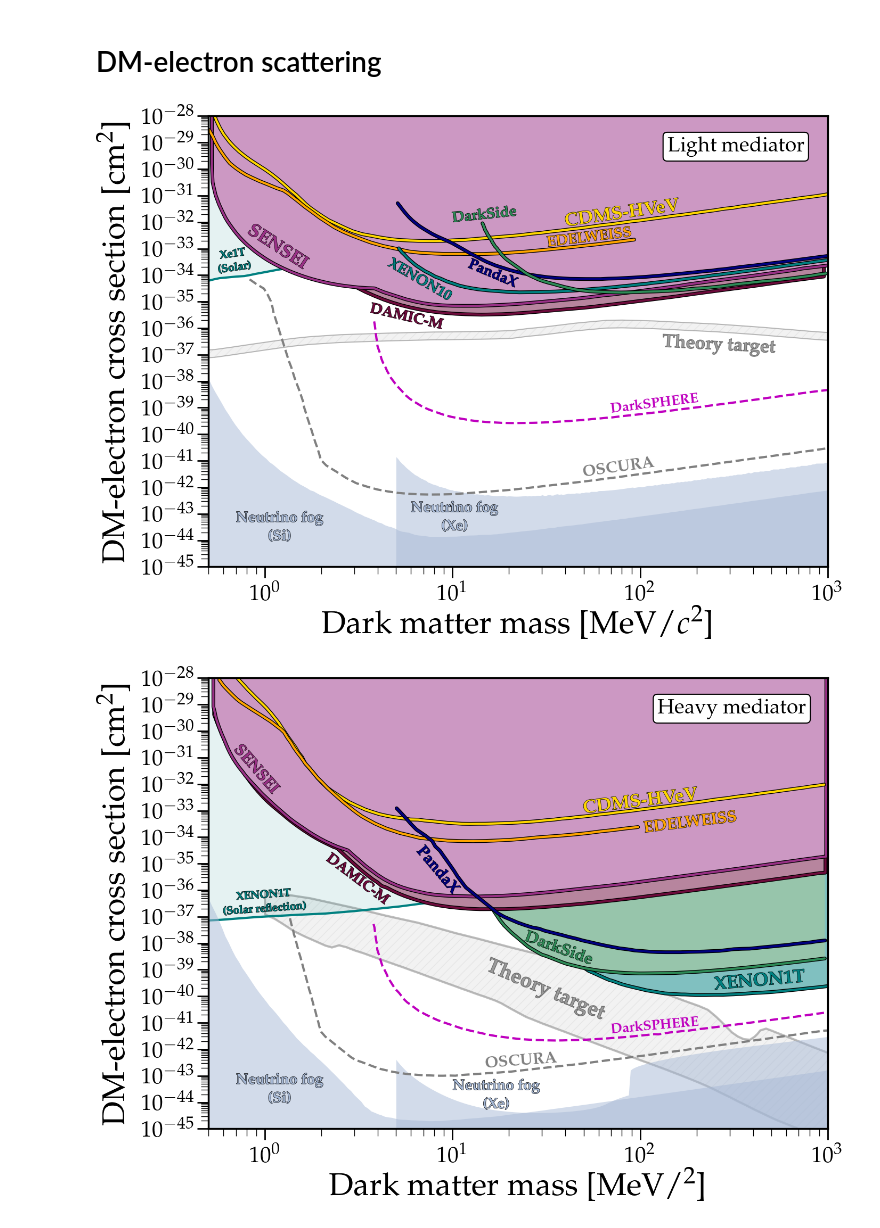
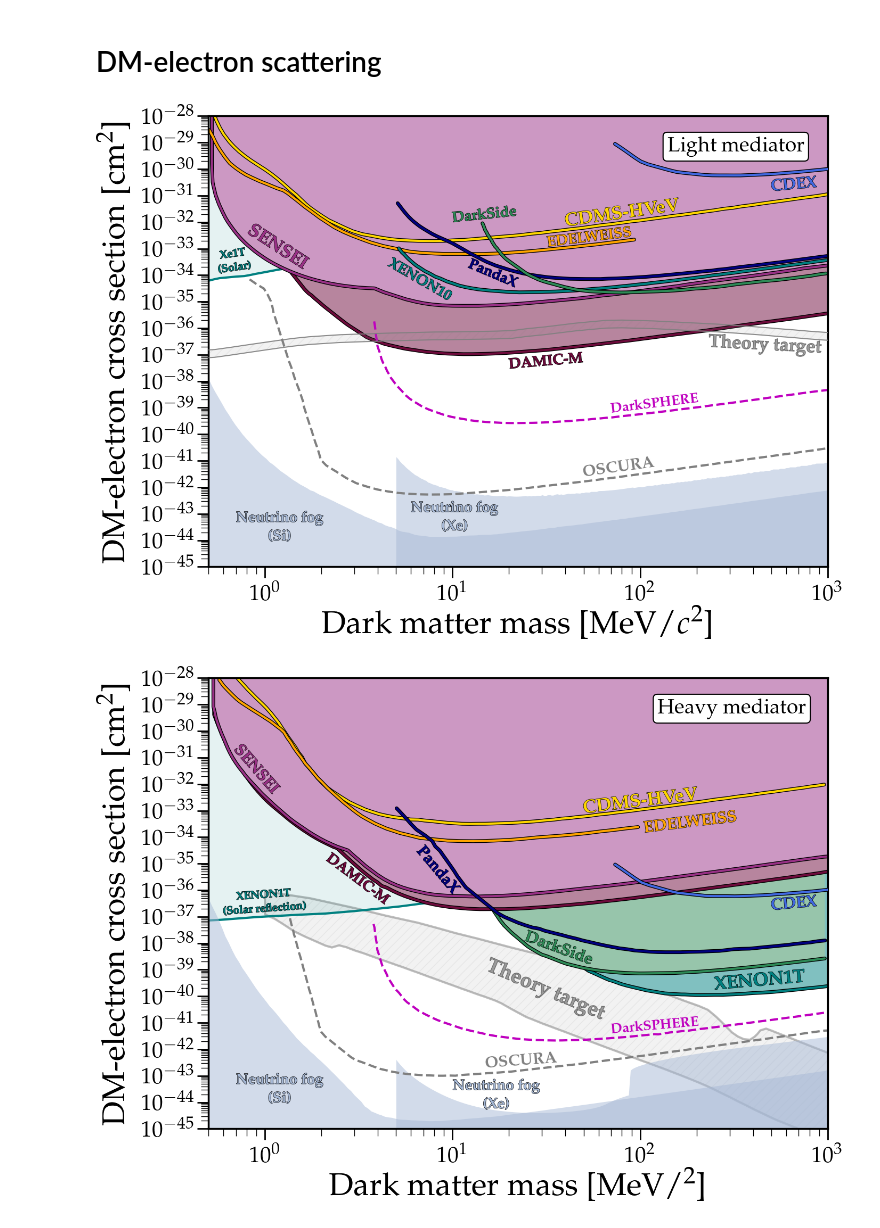
Before and after one commit to cajohare/DirectDetectionPlots, a Jupyter notebook: notebooks/DM-Electron.ipynb, the cells around one changed output. Drawn from its saved outputs; the diff is of its cells as text; code cells hidden in the pictures.

Commit message:
new DAMIC-M and XENONnT limits

```diff
--- a/notebooks/DM-Electron.ipynb
+++ b/notebooks/DM-Electron.ipynb
@@ -15,10 +15,11 @@ fpath = '../data/limits/Electron/LightMediator/'
 
 
 # Plot limits
+PlotBound(ax,fpath+'CDEX.txt',label=r'{\bf CDEX}',label_pos=[500,0.15e-30],edgecolor='royalblue',facealpha=0,textcolor='royalblue',rotation=5,zorder=10,fontsize=22)
 PlotBound(ax,fpath+'DarkSide-50.txt',label=r'{\bf DarkSide}',label_pos=[10,1.e-32],edgecolor='seagreen',facealpha=0,textcolor='seagreen',rotation=6,zorder=2,fontsize=20)
 PlotBound(ax,fpath+'CDMS-HVeV.txt',label=r'{\bf CDMS-HVeV}',label_pos=[40,0.7e-32],edgecolor='gold',facecolor=col_alpha('#993186',0.5),textcolor='gold',rotation=8,zorder=1)
 PlotBound(ax,fpath+'SENSEI_2024_Combined.txt',label=r'{\bf SENSEI}',label_pos=[0.8,4e-33],edgecolor='#993186',facecolor=col_alpha('#993186',0.5),textcolor='#993186',rotation=-33,zorder=-1)
-PlotBound(ax,fpath+'DAMIC-M_2024_Combined.txt',label=r'{\bf DAMIC-M}',label_pos=[3.6,0.04e-34],edgecolor='#6e0b3c',facecolor=col_alpha('#6e0b3c',0.5),textcolor='#6e0b3c',rotation=-13,zorder=-2,fontsize=20)
+PlotBound(ax,fpath+'DAMIC-M_2025_Combined.txt',label=r'{\bf DAMIC-M}',label_pos=[20,0.3e-37],edgecolor='#6e0b3c',facecolor=col_alpha('#6e0b3c',0.5),textcolor='#6e0b3c',rotation=5,zorder=-2,fontsize=20)
 PlotBound(ax,fpath+'EDELWEISS.txt',label=r'{\bf EDELWEISS}',label_pos=[32,1.2e-33],edgecolor='orange',facealpha=0,textcolor='orange',rotation=7,zorder=1,fontsize=20)
 PlotBound(ax,fpath+'PandaX.txt',label=r'{\bf PandaX}',label_pos=[12,2e-34],edgecolor='navy',facealpha=0,textcolor='navy',rotation=-23,zorder=1,fontsize=20)
 PlotBound(ax,fpath+'XENON10.txt',label=r'{\bf XENON10}',label_pos=[4.5,2.3e-34],edgecolor='teal',facealpha=0,textcolor='teal',rotation=-30,zorder=1,fontsize=20)
@@ -28,42 +29,42 @@ PlotBound(ax,fpath+'XENON1T_SolarReflection.txt',label=r'\begin{center} {\bf Xe1
 
 # Models
 dat = loadtxt('../data/models/Electron/LightMediator/FreezeIn.txt')
-plt.fill_between(dat[:,0],dat[:,1]/1.4,dat[:,1]*1.4,color='gray',hatch='//',alpha=0.1,zorder=-10)
-plt.plot(dat[:,0],dat[:,1]/1.4,'-',color='gray',alpha=0.5,zorder=-10,lw=1.5)
-plt.plot(dat[:,0],dat[:,1]*1.4,'-',color='gray',alpha=0.5,zorder=-10,lw=1.5)
-plt.text(130.6,1.2e-37,r'{\bf Theory target}',color='gray',rotation=-3,path_effects=line_background(1,'k'),alpha=0.5,fontsize=25,multialignment='center')
+plt.fill_between(dat[:,0],dat[:,1]/1.4,dat[:,1]*1.4,color='gray',hatch='//',alpha=0.1,zorder=10)
+plt.plot(dat[:,0],dat[:,1]/1.4,'-',color='gray',alpha=0.9,zorder=10,lw=1.5)
+plt.plot(dat[:,0],dat[:,1]*1.4,'-',color='gray',alpha=0.9,zorder=10,lw=1.5)
+plt.text(230,1.2e-37,r'{\bf Theory target}',color='gray',rotation=-3,path_effects=line_background(1,'k'),alpha=0.5,fontsize=25,multialignment='center')
 
 
 # Neutrino fog
 PlotBound(ax,'../data/fog/Electron/LightMediator/nuFog_n2_Xe.txt',y2=0,label=r'\begin{center} {\bf Neutrino fog \linebreak (Xe)}\end{center}',label_pos=[6,1.2e-43],fontsize=20,rotation=0,facecolor='#a7b9d6',lw=0,textcolor='#a7b9d6',facealpha=0.5)
 PlotBound(ax,'../data/fog/Electron/LightMediator/nuFog_n2_Si.txt',y2=0,label=r'\begin{center} {\bf Neutrino fog \linebreak (Si)}\end{center}',label_pos=[0.7,0.5e-43],fontsize=20,rotation=0,facecolor='#a7b9d6',lw=0,textcolor='#a7b9d6',facealpha=0.5)
 
 
 # Text box
 plt.gcf().text(0.785, 0.82, r'Light mediator',ha='center',color='black',multialignment='center',bbox=dict(facecolor='w', linewidth=1.5,edgecolor='black', boxstyle='round,pad=0.2'))
 
 
 # Finishing touches
 ax.set_yscale('log')
 ax.set_xscale('log')
 ax.set_xlim([0.5,1e3])
 ax.set_ylim([1e-45,1e-28])
 ax.set_xlabel('Dark matter mass [MeV$/c^2$]')
 ax.set_ylabel(r'DM-electron cross section [cm$^{2}$]',labelpad=10)
 locmaj = matplotlib.ticker.LogLocator(base=10.0, subs=(1.0, ), numticks=50)
 locmin = matplotlib.ticker.LogLocator(base=10.0, subs=arange(2, 10)*.1,numticks=100)
 ax.yaxis.set_major_locator(locmaj)
 ax.yaxis.set_minor_locator(locmin)
 
 
 MySaveFig(fig,'Electron_LightMediator')
 
 PlotBound(ax,fpath+'Projections/OSCURA.txt',label=r'{\bf OSCURA}',start_x=16,label_pos=[50,0.25e-41],edgecolor='gray',facealpha=0,linestyle='--',textcolor='gray',lw=3,rotation=8,zorder=1,fontsize=22,path_effects=None,text_path_effects=None)
 PlotBound(ax,fpath+'Projections/DarkSPHERE.txt',label=r'{\bf DarkSPHERE}',start_x=7,label_pos=[70,0.65e-39],edgecolor='m',facealpha=0,linestyle='--',textcolor='m',lw=3,rotation=7,zorder=1,fontsize=19,path_effects=None,text_path_effects=None)
 
 MySaveFig(fig,'Electron_LightMediator_with_Projections')
 # %% [output]
-[figure, old version]
+[figure, new version]
 # %%
 from numpy import *
 import matplotlib
@@ -77,6 +78,7 @@ fig,ax = plt.subplots()
 
 fpath = '../data/limits/Electron/HeavyMediator/'
 
+PlotBound(ax,fpath+'CDEX.txt',label=r'{\bf CDEX}',label_pos=[500,1.8e-37],edgecolor='royalblue',facealpha=0,textcolor='royalblue',rotation=5,zorder=10,fontsize=22)
 PlotBound(ax,fpath+'DarkSide-50.txt',label=r'{\bf DarkSide}',label_pos=[24,1.3e-38],edgecolor='seagreen',facecolor=col_alpha('seagreen',0.5),textcolor='seagreen',rotation=-20,zorder=-5,fontsize=22)
 PlotBound(ax,fpath+'CDMS-HVeV.txt',label=r'{\bf CDMS-HVeV}',label_pos=[50,0.8e-33],edgecolor='gold',facecolor=col_alpha('#993186',0.5),textcolor='gold',rotation=7)
 PlotBound(ax,fpath+'SENSEI_2024_Combined.txt',label=r'{\bf SENSEI}',label_pos=[0.68,2e-31],edgecolor='#993186',facecolor=col_alpha('#993186',0.5),textcolor='#993186',rotation=-49,zorder=-1,fontsize=22)
@@ -128,7 +130,7 @@ PlotBound(ax,fpath+'Projections/DarkSPHERE.txt',label=r'{\bf DarkSPHERE}',start_
 
 MySaveFig(fig,'Electron_HeavyMediator_with_Projections')
 # %% [output]
-[figure, old version]
+[figure, new version]
 # %%
 fpath = '../data/limits/Electron/LightMediator/'
 file_list = ['SENSEI','SENSEI_1e']
```
Also changed, not shown: parts of 1 cell of this notebook, 55 other files.
